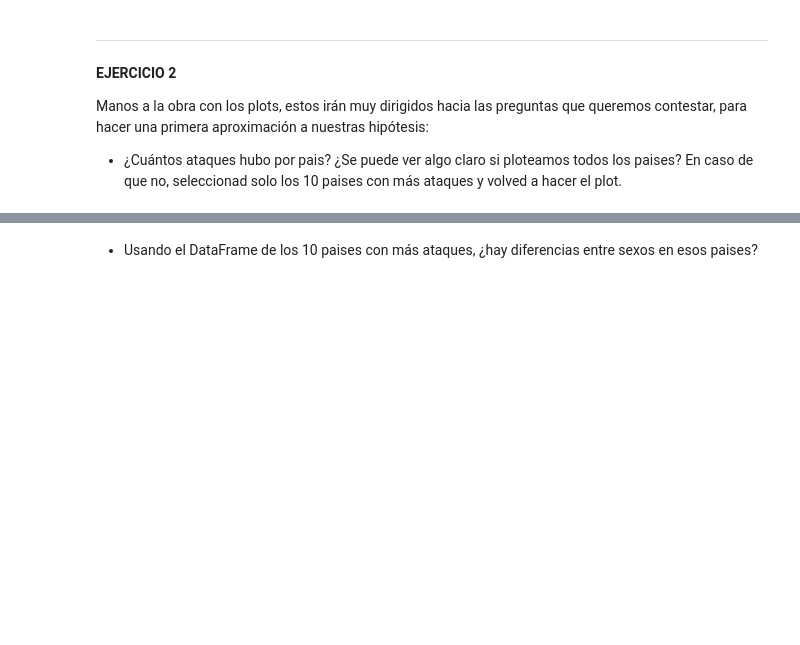
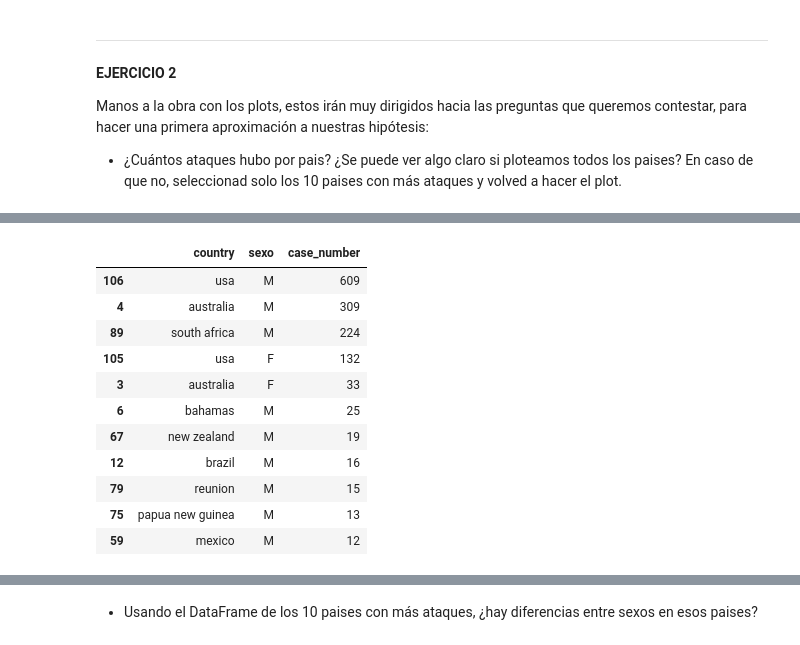
Before and after one commit to Adalab/DA-promo-c-modulo-2-sprint-2-Anahi-Mai, a Jupyter notebook: EDA/pp_eda_III.ipynb, the cells around one changed output, grey strips where cells are left out. Cells and saved outputs as stored; diff of their text form; code cells hidden in the pictures; blank space fills up the shorter version.

```diff
--- a/EDA/pp_eda_III.ipynb
+++ b/EDA/pp_eda_III.ipynb
@@ -68,0 +107,16 @@ Manos a la obra con los plots, estos irán muy dirigidos hacia las preguntas que
+# %%
+df_paises10= df_paises.iloc[:11,:]
+df_paises10
+# %% [output]
+|  | country | sexo | case_number |
+| 106 | usa | M | 609 |
+| 4 | australia | M | 309 |
+| 89 | south africa | M | 224 |
+| 105 | usa | F | 132 |
+| 3 | australia | F | 33 |
+| 6 | bahamas | M | 25 |
+| 67 | new zealand | M | 19 |
+| 12 | brazil | M | 16 |
+| 79 | reunion | M | 15 |
+| 75 | papua new guinea | M | 13 |
+| 59 | mexico | M | 12 |
```
Also changed, not shown: parts of 10 cells of this notebook, 2 other files.
